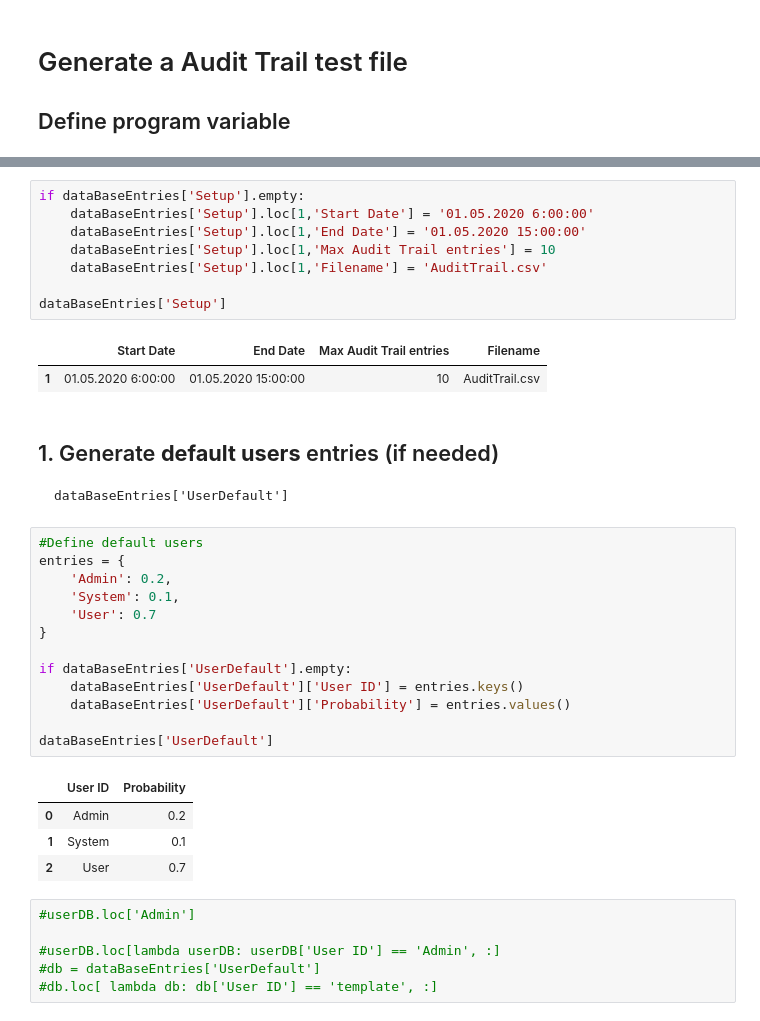
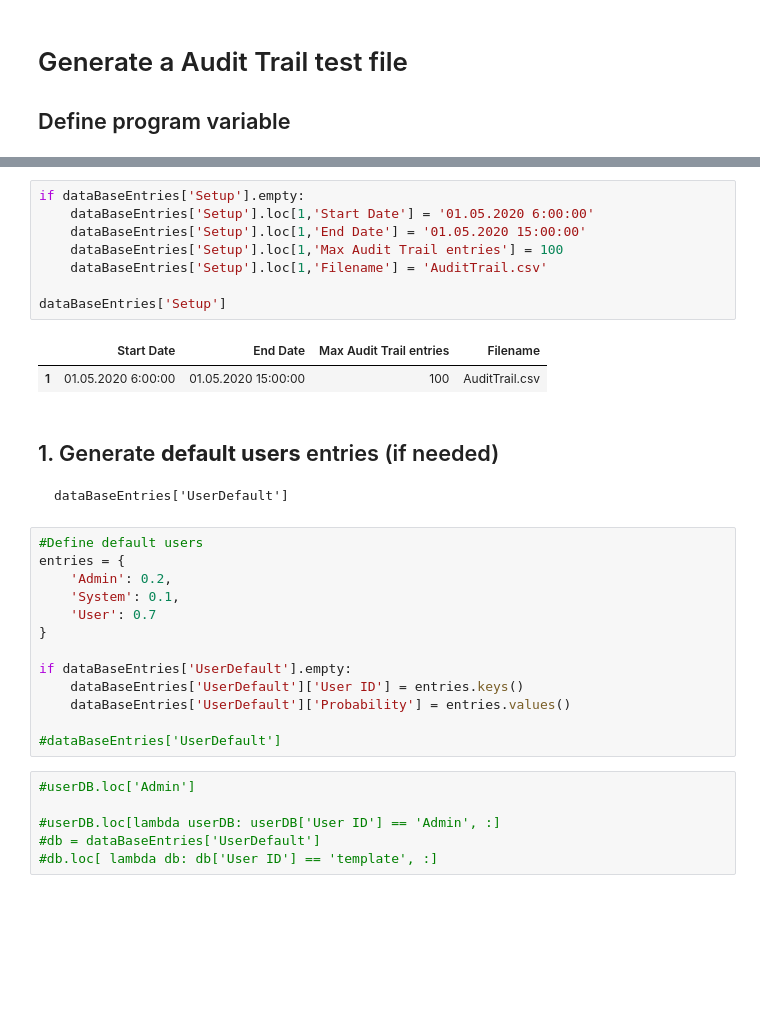
Before and after one commit to JsonFort/AtFileGenerator, a Jupyter notebook: AtFileGenerator.ipynb, the cells around one changed output, grey strips where cells are left out. Cells and saved outputs as stored; diff of their text form; blank space fills up the shorter version.

```diff
--- a/AtFileGenerator.ipynb
+++ b/AtFileGenerator.ipynb
@@ -31,14 +22,14 @@ Variable
 # %%
 if dataBaseEntries['Setup'].empty:
     dataBaseEntries['Setup'].loc[1,'Start Date'] = '01.05.2020 6:00:00'
     dataBaseEntries['Setup'].loc[1,'End Date'] = '01.05.2020 15:00:00'
-    dataBaseEntries['Setup'].loc[1,'Max Audit Trail entries'] = 10
+    dataBaseEntries['Setup'].loc[1,'Max Audit Trail entries'] = 100
     dataBaseEntries['Setup'].loc[1,'Filename'] = 'AuditTrail.csv'
 
 dataBaseEntries['Setup']
 # %% [output]
 |  | Start Date | End Date | Max Audit Trail entries | Filename |
-| 1 | 01.05.2020 6:00:00 | 01.05.2020 15:00:00 | 10 | AuditTrail.csv |
+| 1 | 01.05.2020 6:00:00 | 01.05.2020 15:00:00 | 100 | AuditTrail.csv |
 # %% [markdown]
 ## 1. Generate **default users** entries (if needed)
     dataBaseEntries['UserDefault']
@@ -54,12 +45,7 @@ if dataBaseEntries['UserDefault'].empty:
     dataBaseEntries['UserDefault']['User ID'] = entries.keys()
     dataBaseEntries['UserDefault']['Probability'] = entries.values()
 
-dataBaseEntries['UserDefault']
+#dataBaseEntries['UserDefault']
-# %% [output]
-|  | User ID | Probability |
-| 0 | Admin | 0.2 |
-| 1 | System | 0.1 |
-| 2 | User | 0.7 |
 # %%
 #userDB.loc['Admin']
 
```
Also changed, not shown: parts of 7 cells of this notebook.
